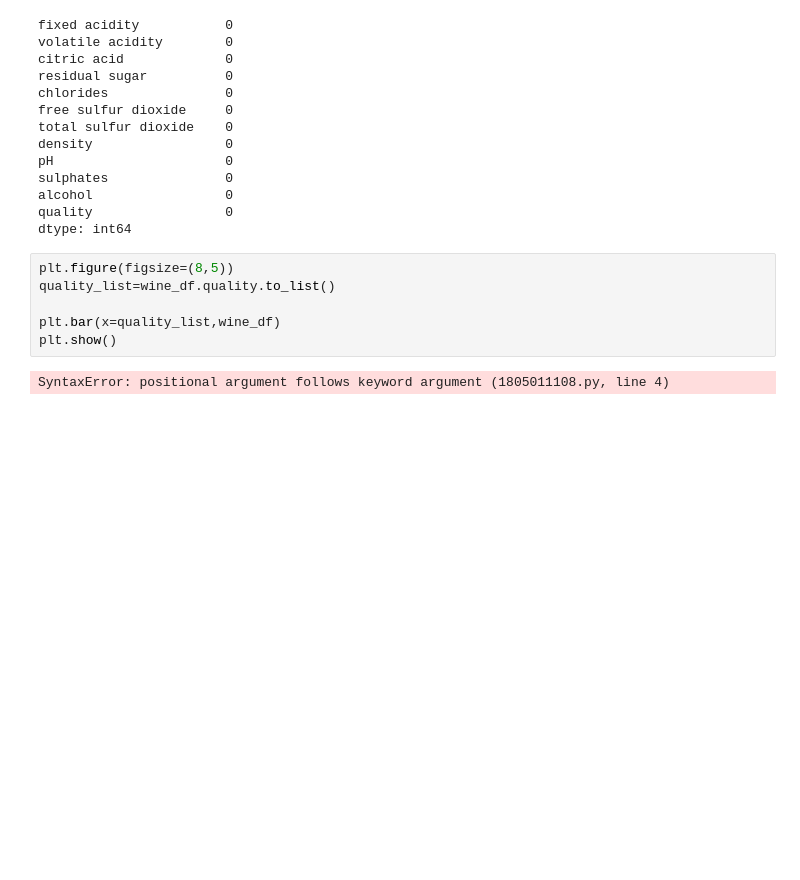
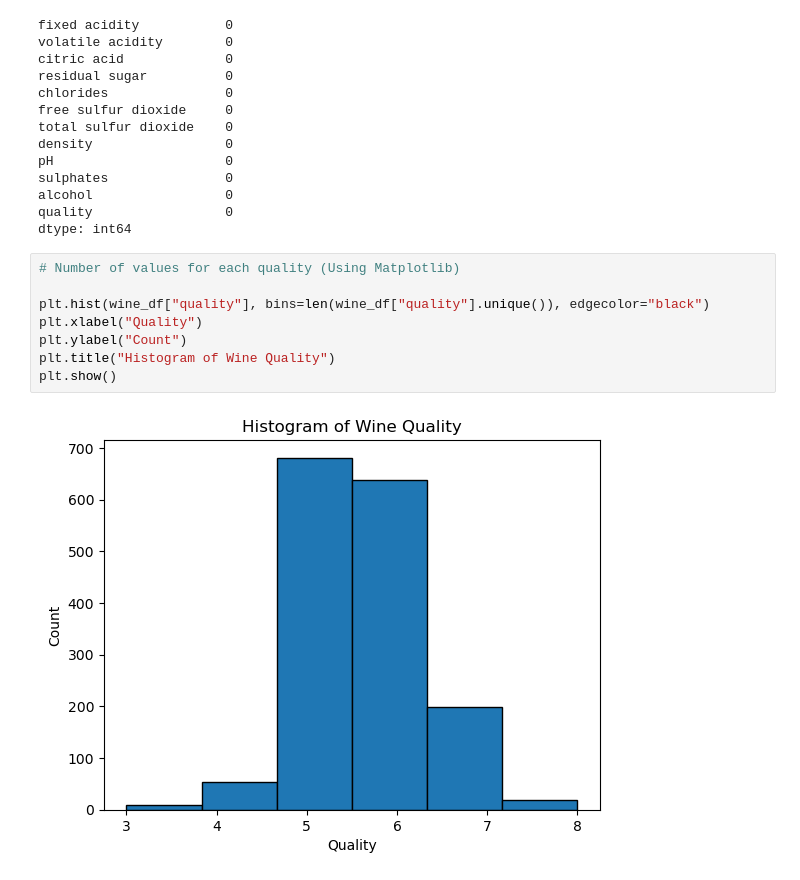
Before and after one commit to bensonjose/Projects, a Jupyter notebook: Wine Quality prediction.ipynb, the cells around one changed output. Drawn from its saved outputs; the diff is of its cells as text; blank space fills up the shorter version.

Commit message:
Add Wine Quality prediction notebook

```diff
--- a/Wine Quality prediction.ipynb
+++ b/Wine Quality prediction.ipynb
@@ -104,10 +104,12 @@ alcohol                 0
 quality                 0
 dtype: int64
 # %%
-plt.figure(figsize=(8,5))
-quality_list=wine_df.quality.to_list()
+# Number of values for each quality (Using Matplotlib)
 
-plt.bar(x=quality_list,wine_df)
+plt.hist(wine_df["quality"], bins=len(wine_df["quality"].unique()), edgecolor="black")
+plt.xlabel("Quality")
+plt.ylabel("Count")
+plt.title("Histogram of Wine Quality")
 plt.show()
 # %% [output]
-SyntaxError: positional argument follows keyword argument (1805011108.py, line 4)
+[figure, added]
```
Also changed, not shown: parts of 1 cell of this notebook.
